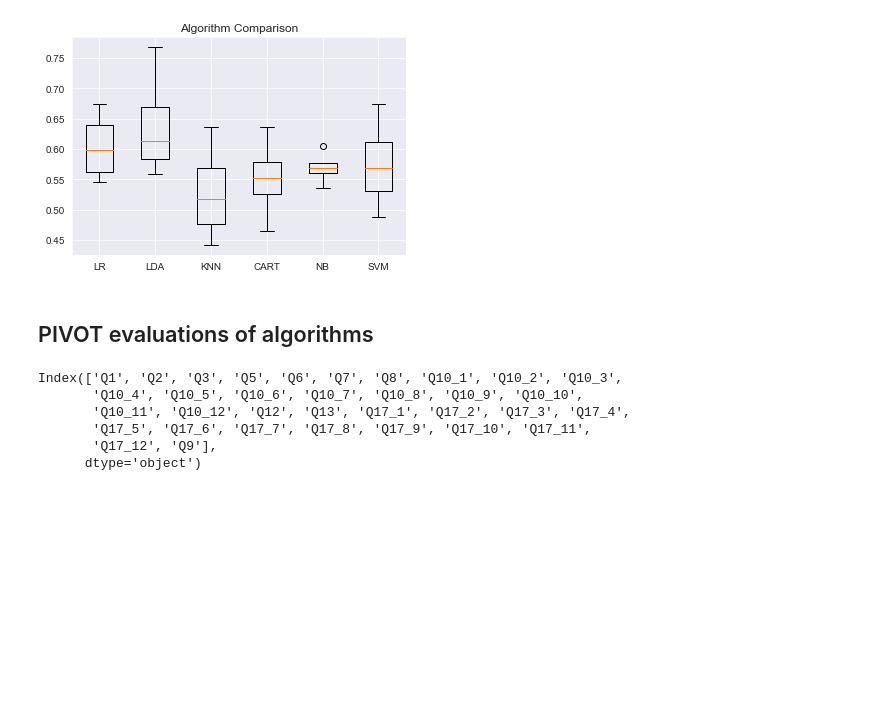
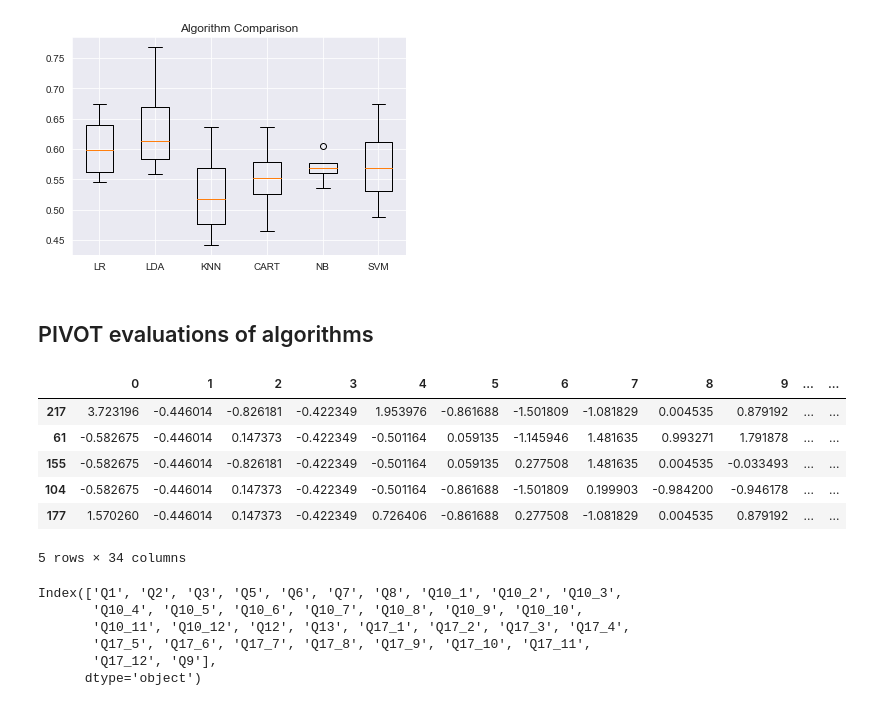
Before and after one commit to jnajera06/PiRates.Stress, a Jupyter notebook: stresslevel.ipynb, the cells around one changed output. Saved outputs shown, nothing was run; the diff lists cells and outputs as text; code cells hidden in the pictures; blank space fills up the shorter version.

```diff
--- a/stresslevel.ipynb
+++ b/stresslevel.ipynb
@@ -1434,3 +1434,19 @@ plt.show()
 ## PIVOT evaluations of algorithms
 # %%
 data_pivot = dataset_1.copy()
+# %%
+scaling2 = StandardScaler()
+# %%
+data_stand = scaling2.fit_transform(data_pivot)
+# %%
+data_stand = pd.DataFrame(data_stand)
+# %%
+data_stand.sample(5)
+# %% [output]
+|  | 0 | 1 | 2 | 3 | 4 | 5 | 6 | 7 | 8 | 9 | ... | ... |
+| 217 | 3.723196 | -0.446014 | -0.826181 | -0.422349 | 1.953976 | -0.861688 | -1.501809 | -1.081829 | 0.004535 | 0.879192 | ... | ... |
+| 61 | -0.582675 | -0.446014 | 0.147373 | -0.422349 | -0.501164 | 0.059135 | -1.145946 | 1.481635 | 0.993271 | 1.791878 | ... | ... |
+| 155 | -0.582675 | -0.446014 | -0.826181 | -0.422349 | -0.501164 | 0.059135 | 0.277508 | 1.481635 | 0.004535 | -0.033493 | ... | ... |
+| 104 | -0.582675 | -0.446014 | 0.147373 | -0.422349 | -0.501164 | -0.861688 | -1.501809 | 0.199903 | -0.984200 | -0.946178 | ... | ... |
+| 177 | 1.570260 | -0.446014 | 0.147373 | -0.422349 | 0.726406 | -0.861688 | 0.277508 | -1.081829 | 0.004535 | 0.879192 | ... | ... |
+5 rows × 34 columns
```
Also changed, not shown: parts of 4 cells of this notebook.
